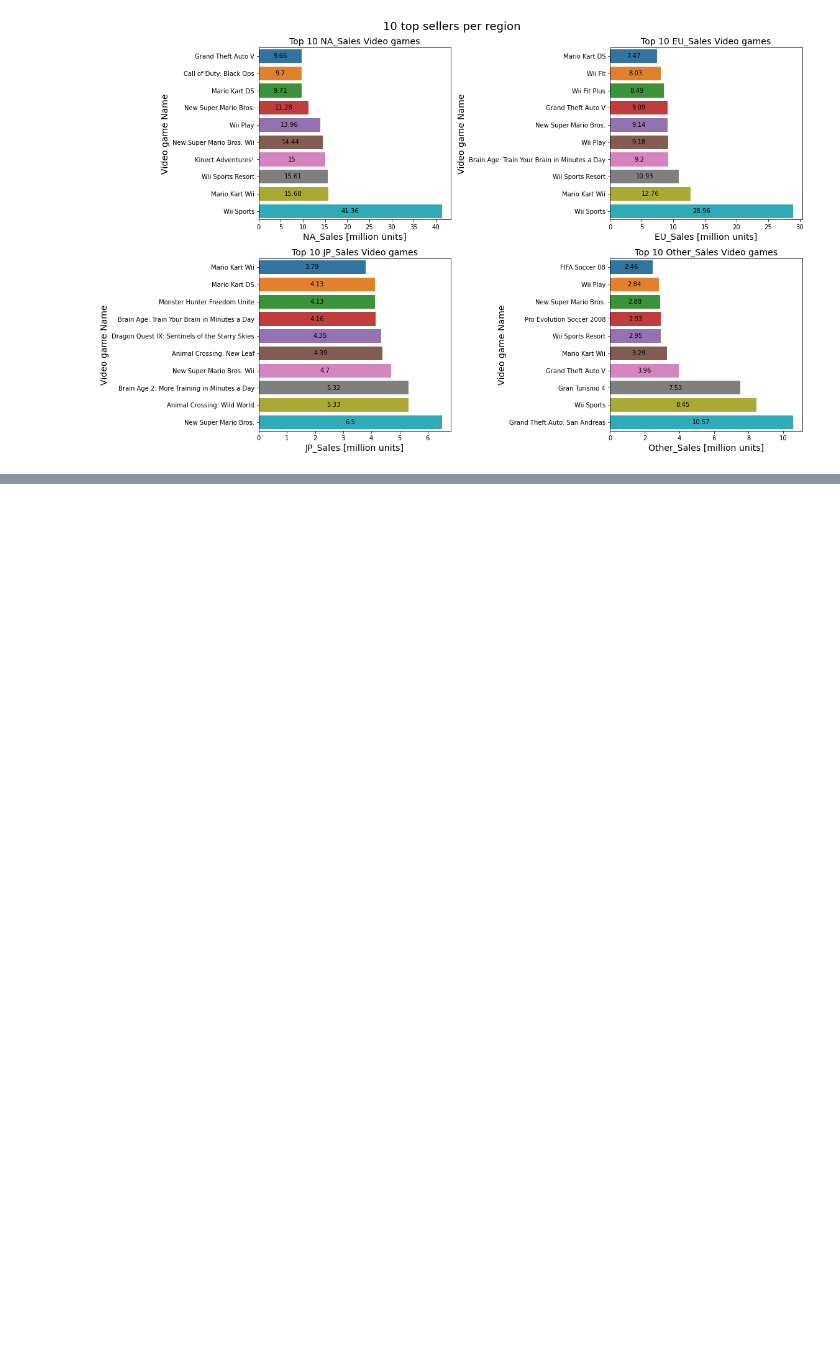
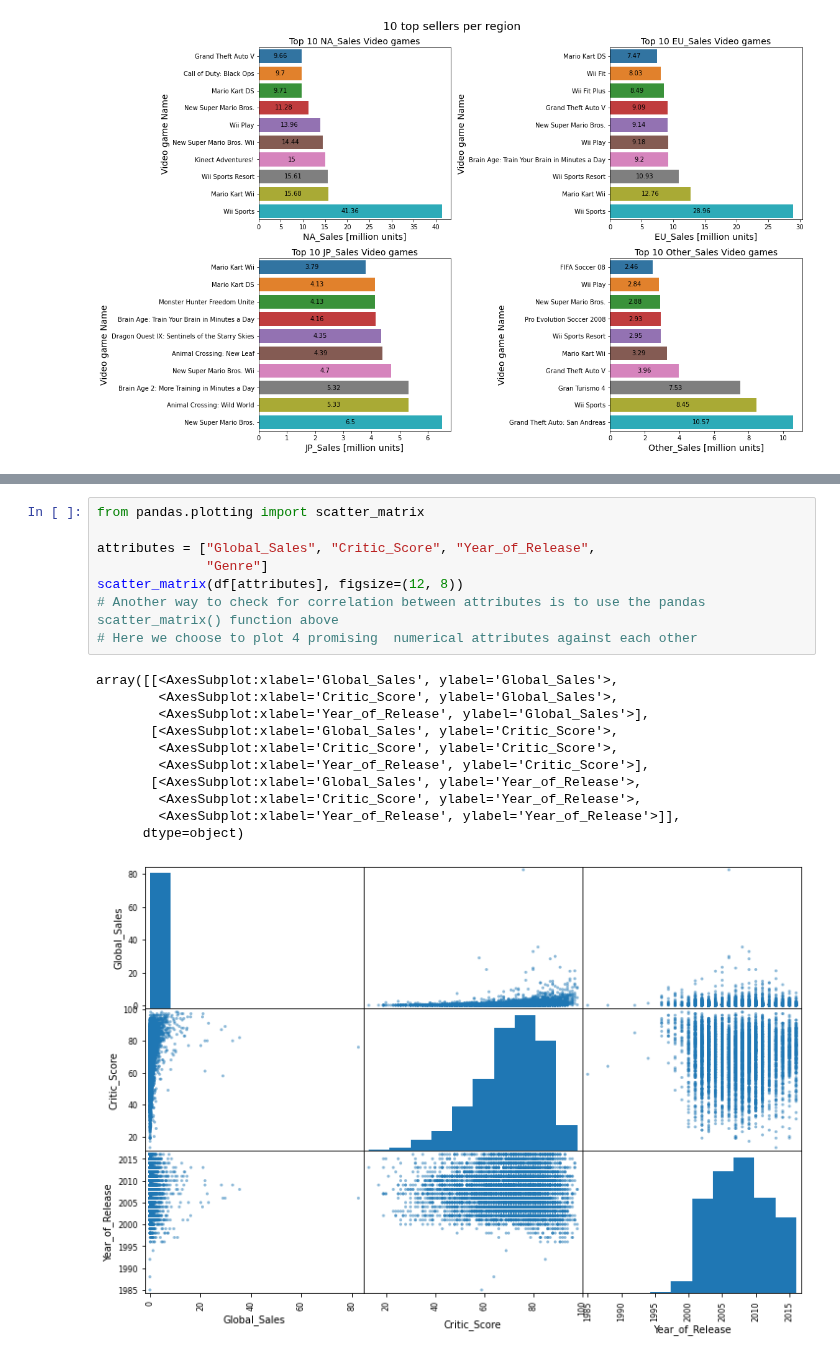
Before and after one commit to msadiq10/DMML-Group-15, a Jupyter notebook: group15-lab2.ipynb, the cells around one changed output, grey strips where cells are left out. Cells and saved outputs as stored; diff of their text form; blank space fills up the shorter version.

Commit message:
Scatter Matrix

```diff
--- a/group15-lab2.ipynb
+++ b/group15-lab2.ipynb
@@ -206,0 +222,20 @@ corr_matrix = df.corr() # computes the standard correlation coefficient (Pearson
+# %%
+from pandas.plotting import scatter_matrix
+
+attributes = ["Global_Sales", "Critic_Score", "Year_of_Release",
+              "Genre"]
+scatter_matrix(df[attributes], figsize=(12, 8))
+# Another way to check for correlation between attributes is to use the pandas scatter_matrix() function above
+# Here we choose to plot 4 promising  numerical attributes against each other
+# %% [output]
+array([[<AxesSubplot:xlabel='Global_Sales', ylabel='Global_Sales'>,
+        <AxesSubplot:xlabel='Critic_Score', ylabel='Global_Sales'>,
+        <AxesSubplot:xlabel='Year_of_Release', ylabel='Global_Sales'>],
+       [<AxesSubplot:xlabel='Global_Sales', ylabel='Critic_Score'>,
+        <AxesSubplot:xlabel='Critic_Score', ylabel='Critic_Score'>,
+        <AxesSubplot:xlabel='Year_of_Release', ylabel='Critic_Score'>],
+       [<AxesSubplot:xlabel='Global_Sales', ylabel='Year_of_Release'>,
+        <AxesSubplot:xlabel='Critic_Score', ylabel='Year_of_Release'>,
+        <AxesSubplot:xlabel='Year_of_Release', ylabel='Year_of_Release'>]],
+      dtype=object)
+[figure, added]
```
Also changed, not shown: parts of 3 cells of this notebook.
